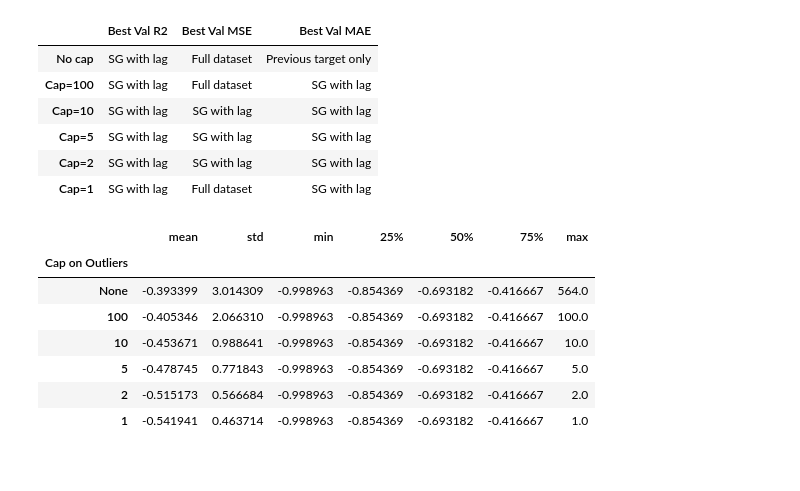
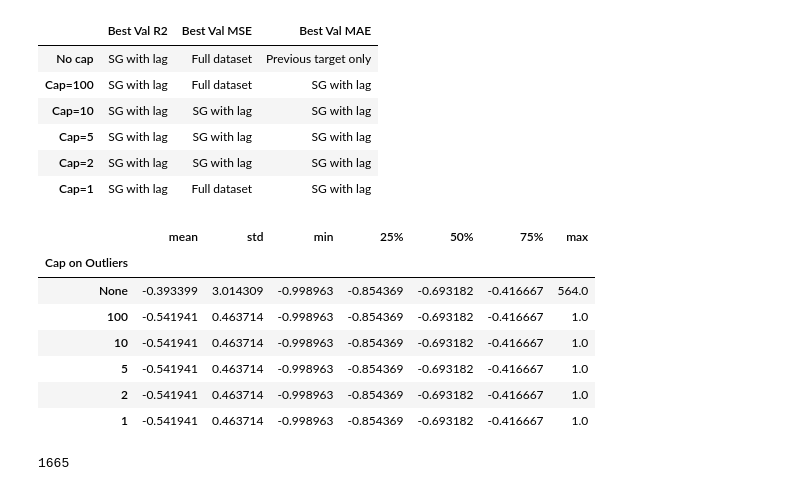
Before and after one commit to akrhea/covid-foot-traffic, a Jupyter notebook: baseline.ipynb, the cells around one changed output. Cells and saved outputs as stored; diff of their text form; code cells hidden in the pictures.

```diff
--- a/baseline.ipynb
+++ b/baseline.ipynb
@@ -22,16 +39,21 @@ Number of rows in full dataset:  222263
 # %%
-def LR(data, cap=None):
+def LR(data, week=False, cap=None, ohe=True):
     '''
     Fit and evaluate linear regression on data
     '''
 
     # Set features, specify which ones to scale
     feature_cols = list(data.columns)
-    for x in ['week', 'postal_code', 'ZIP', 'ZIP_y', 'target']:
+    non_features = ['postal_code', 'ZIP', 'ZIP_y', 'target']
+    if week==False:
+        non_features.append('week')
+    for x in non_features:
         if x in feature_cols:
             feature_cols.remove(x)
-    scale_cols = [x for x in feature_cols if not x.startswith('naics_')]
-
+    if ohe:
+        scale_cols = [x for x in feature_cols if not x.startswith('naics_')]
+    else:
+        scale_cols = feature_cols
 
     # Make week 15 the test set
     test_data = data[data['week']==15].copy()
@@ -67,14 +89,14 @@ def LR(data, cap=None):
     reg = LinearRegression().fit(X_train, y_train)
 
     # Evaluation
-    r2_train = reg.score(X_train, y_train)
-    r2_val = reg.score(X_val, y_val)
+    pred_train = reg.predict(X_train)
+    pred_val = reg.predict(X_val)
+
+    r2_train = r2_score(y_train, pred_train)
+    r2_val = r2_score(y_val, pred_val)
     print('Training set r2: ', r2_train)
     print('Validation set r2: ', r2_val)
     print('\n')
-
-    pred_train = reg.predict(X_train)
-    pred_val = reg.predict(X_val)
 
     mse_train = mean_squared_error(y_train, pred_train)
     mse_val = mean_squared_error(y_val, pred_val)
@@ -245,26 +266,25 @@ pd.DataFrame(data={"Best Val R2":\
 # %%
 # View target distribution with different outlier caps
 
-dropped = data_full.dropna(axis=0)
-nocap = pd.DataFrame(dropped.target.describe()[1:]).T
+nocap = pd.DataFrame(data_full.target.describe()[1:]).T
 nocap['Cap on Outliers'] = 'None'
 nocap.set_index('Cap on Outliers', inplace=True)
 
 captable = nocap
 caps = [100, 10, 5, 2, 1]
 for cap in caps:
     dropped['target'] = dropped['target'].apply(lambda x: min(x, cap))
     df = pd.DataFrame(dropped.target.describe()[1:]).T
     df['Cap on Outliers'] = cap
     df.set_index('Cap on Outliers', inplace=True)
     captable = pd.concat([captable, df])
 captable
 # %% [output]
 |  | mean | std | min | 25% | 50% | 75% | max |
 | Cap on Outliers |  |  |  |  |  |  |  |
 | None | -0.393399 | 3.014309 | -0.998963 | -0.854369 | -0.693182 | -0.416667 | 564.0 |
-| 100 | -0.405346 | 2.066310 | -0.998963 | -0.854369 | -0.693182 | -0.416667 | 100.0 |
-| 10 | -0.453671 | 0.988641 | -0.998963 | -0.854369 | -0.693182 | -0.416667 | 10.0 |
-| 5 | -0.478745 | 0.771843 | -0.998963 | -0.854369 | -0.693182 | -0.416667 | 5.0 |
-| 2 | -0.515173 | 0.566684 | -0.998963 | -0.854369 | -0.693182 | -0.416667 | 2.0 |
+| 100 | -0.541941 | 0.463714 | -0.998963 | -0.854369 | -0.693182 | -0.416667 | 1.0 |
+| 10 | -0.541941 | 0.463714 | -0.998963 | -0.854369 | -0.693182 | -0.416667 | 1.0 |
+| 5 | -0.541941 | 0.463714 | -0.998963 | -0.854369 | -0.693182 | -0.416667 | 1.0 |
+| 2 | -0.541941 | 0.463714 | -0.998963 | -0.854369 | -0.693182 | -0.416667 | 1.0 |
 | 1 | -0.541941 | 0.463714 | -0.998963 | -0.854369 | -0.693182 | -0.416667 | 1.0 |
@@ -270,0 +295,4 @@ captable
+# %%
+np.sum(data_full['target']>5)
+# %% [output]
+1665
```
Also changed, not shown: parts of 8 cells of this notebook.
